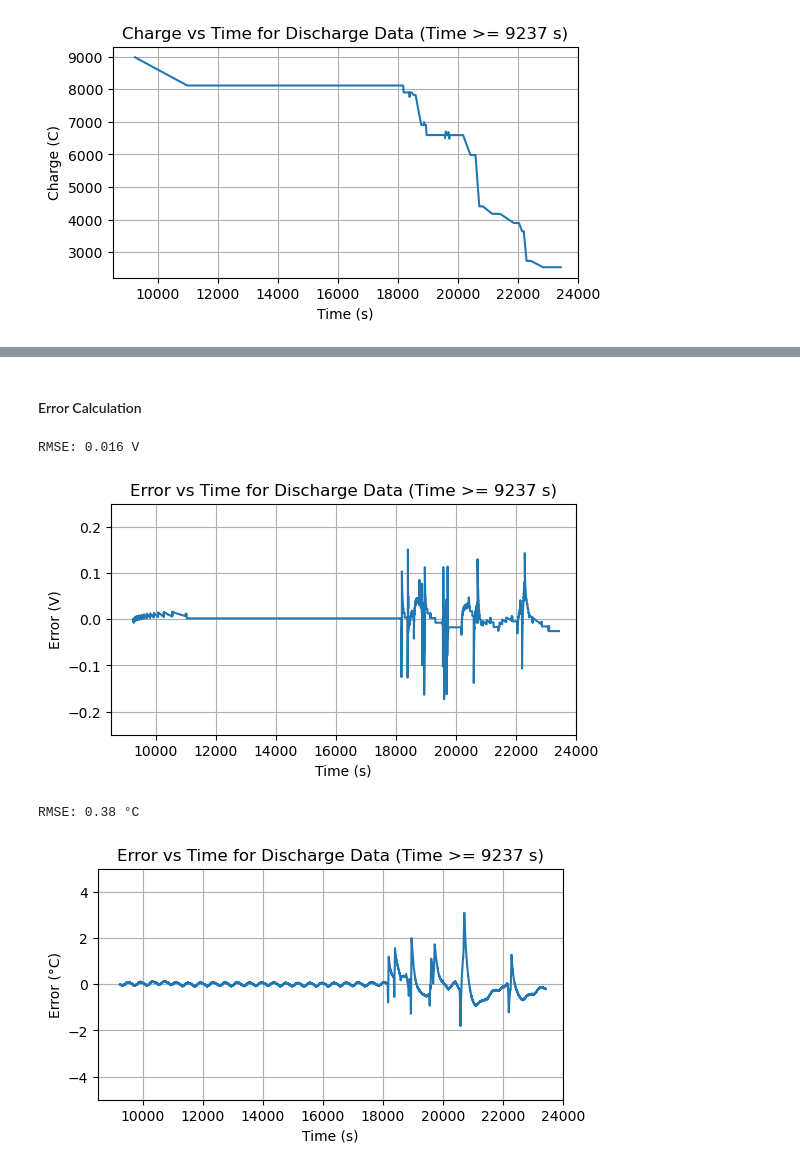
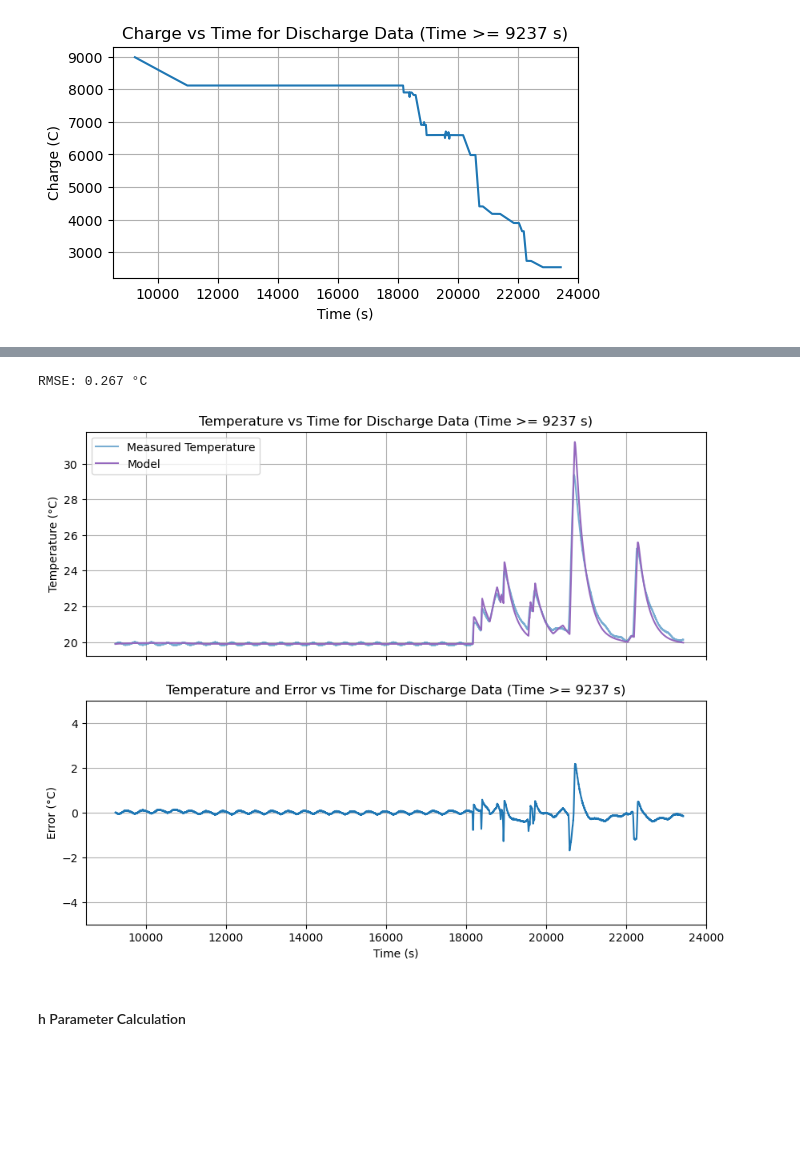
Before and after one commit to ryanlleung/FCTT-Project-3, a Jupyter notebook: part3.ipynb, the cells around one changed output, grey strips where cells are left out. Cells and saved outputs as stored; diff of their text form; code cells hidden in the pictures; blank space fills up the shorter version.

```diff
--- a/part3.ipynb
+++ b/part3.ipynb
@@ -320,40 +323,33 @@ plt.show()
+# %%
+# Error Calculation
+error_array = T_cell - 273.15 - BT_discharge['Temperature'].values
+rmse = np.sqrt(np.mean(error_array**2))
+print(f'RMSE: {round(rmse, 3)} °C')
+
+# Plot
+fig, ax = plt.subplots(2, 1, figsize=(10, 8), sharex=True)
+
+ax[0].plot(BT_discharge['Time (s)'], BT_discharge['Temperature'], label='Measured Temperature', alpha=0.6)
+ax[0].plot(BT_discharge['Time (s)'], T_cell-273.15, label='Model', color='C4')
+ax[0].set_ylabel('Temperature (°C)')
+ax[0].set_title('Temperature vs Time for Discharge Data (Time >= 9237 s)')
+ax[0].legend()
+ax[0].grid()
+
+ax[1].plot(BT_discharge['Time (s)'], error_array)
+ax[1].set_xlabel('Time (s)')
+ax[1].set_ylabel('Error (°C)')
+ax[1].set_xlim(8500, 24000)
+ax[1].set_ylim(-5, 5)
+ax[1].grid()
+
+plt.title('Temperature and Error vs Time for Discharge Data (Time >= 9237 s)')
+plt.show()
+# %% [output]
+RMSE: 0.267 °C
+[figure, added]
 # %% [markdown]
-#### Error Calculation
+#### h Parameter Calculation
-# %%
-# Error
-error_array = v_term - dis_voltage_array
-rmse = np.sqrt(np.mean(error_array**2))
-print(f'RMSE: {round(rmse, 3)} V')
-
-fig = plt.subplots(figsize=(6, 3))
-plt.plot(BT_discharge['Time (s)'], error_array)
-plt.title('Error vs Time for Discharge Data (Time >= 9237 s)')
-plt.xlabel('Time (s)')
-plt.ylabel('Error (V)')
-plt.xlim(8500, 24000)
-plt.ylim(-0.25, 0.25)
-plt.grid()
-plt.show()
-# %% [output]
-RMSE: 0.016 V
-[figure, removed]
-# %%
-error_array = T_cell - 273.15 - BT_discharge['Temperature'].values
-rmse = np.sqrt(np.mean(error_array**2))
-print(f'RMSE: {round(rmse, 3)} °C')
-
-fig = plt.subplots(figsize=(6, 3))
-plt.plot(BT_discharge['Time (s)'], error_array)
-plt.title('Error vs Time for Discharge Data (Time >= 9237 s)')
-plt.xlabel('Time (s)')
-plt.ylabel('Error (°C)')
-plt.xlim(8500, 24000)
-plt.ylim(-5, 5)
-plt.grid()
-plt.show()
-# %% [output]
-RMSE: 0.38 °C
-[figure, removed]
 # %%
 # Iterate to find optimal h
 from scipy.optimize import minimize
```
Also changed, not shown: parts of 6 cells of this notebook, 4 other files.
